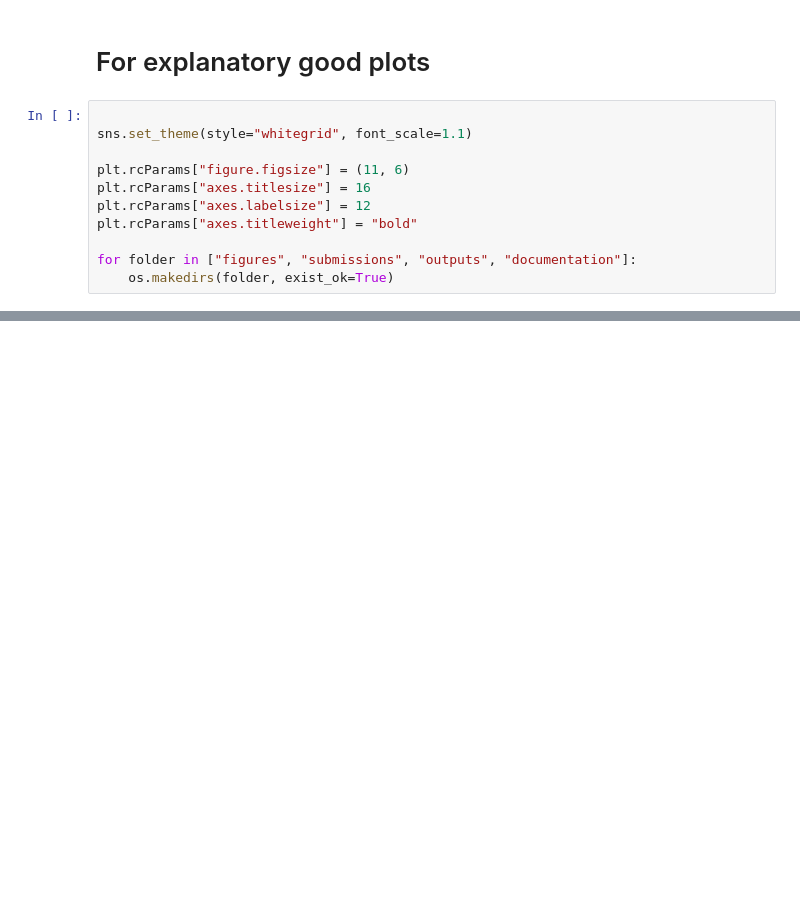
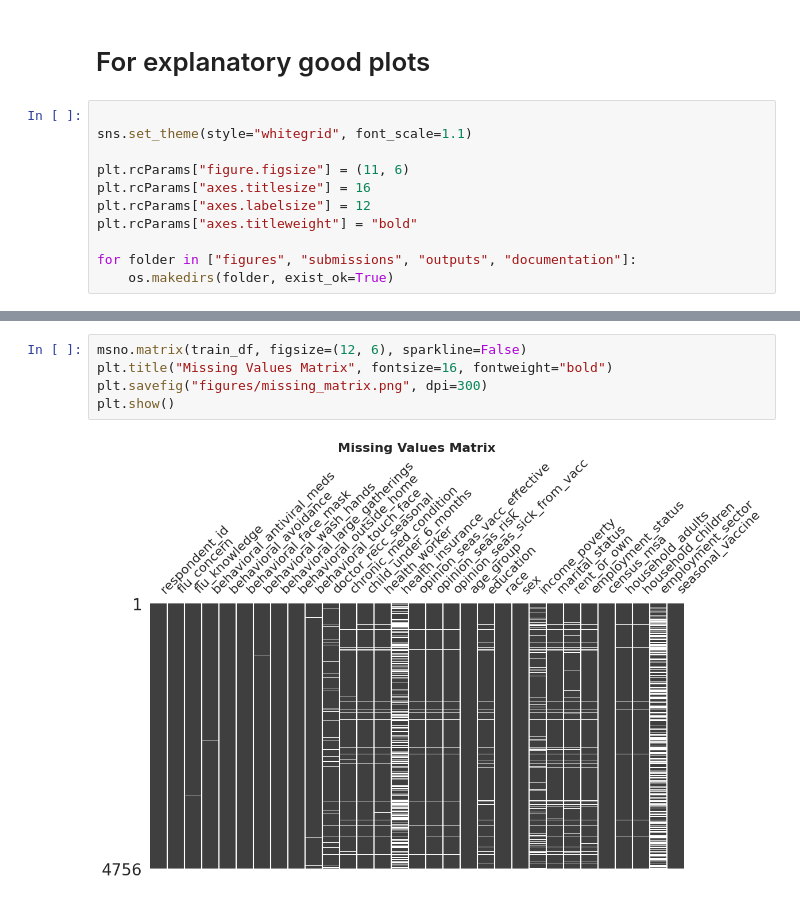
Before and after one commit to B-DS-Research/B6_Research, a Jupyter notebook: RMDS_Hackathon.ipynb, the cells around one changed output, grey strips where cells are left out. Saved outputs shown, nothing was run; the diff lists cells and outputs as text; blank space fills up the shorter version.

```diff
--- a/RMDS_Hackathon.ipynb
+++ b/RMDS_Hackathon.ipynb
@@ -92,0 +247,7 @@ FileNotFoundError: [Errno 2] No such file or directory: '/content/dataset_A_trai
+# %%
+msno.matrix(train_df, figsize=(12, 6), sparkline=False)
+plt.title("Missing Values Matrix", fontsize=16, fontweight="bold")
+plt.savefig("figures/missing_matrix.png", dpi=300)
+plt.show()
+# %% [output]
+[figure, added]
```
Also changed, not shown: parts of 20 cells of this notebook.
